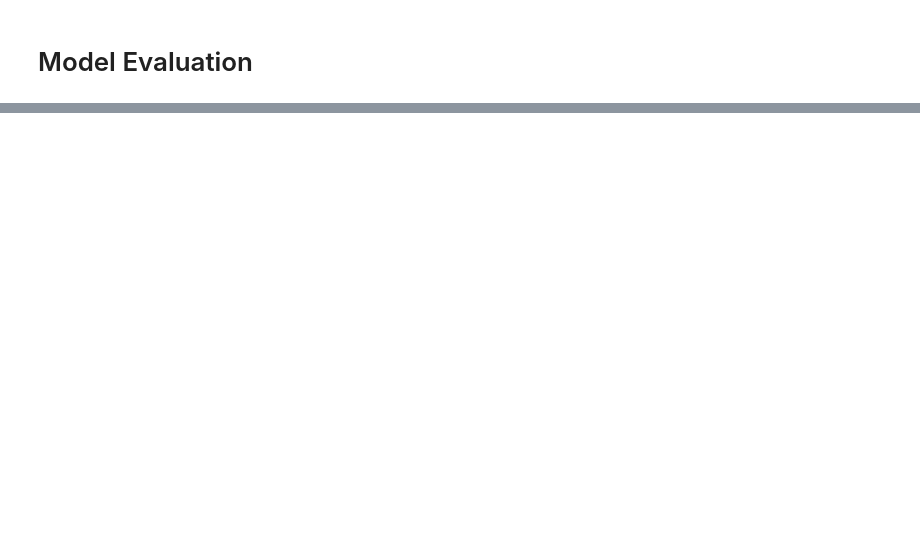
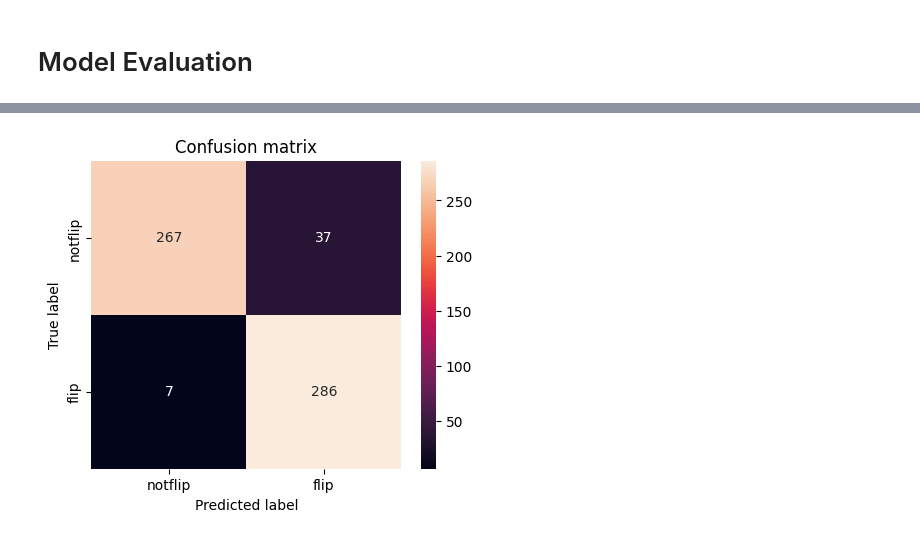
Before and after one commit to kuzhuppillil/BXWMK3pOOsEllEYR, a Jupyter notebook: MonReader.ipynb, the cells around one changed output, grey strips where cells are left out. Drawn from its saved outputs; the diff is of its cells as text; code cells hidden in the pictures; blank space fills up the shorter version.

```diff
--- a/MonReader.ipynb
+++ b/MonReader.ipynb
@@ -230,0 +442,16 @@ Text(0.5, 1.0, 'Training and Validation loss')
+# %%
+y_true = []
+y_pred = []
+
+for i in range(len(test_generator)):
+    x, y = next(test_generator)
+    y_true.extend(y)
+    preds = model.predict(x)
+    y_pred.extend(preds.squeeze())
+
+y_true = np.array(y_true)
+y_pred = (np.array(y_pred) >= 0.5).astype(int)
+
+class_names = ['notflip', 'flip']
+
+print(classification_report(y_true, y_pred, target_names=class_names))
@@ -230,0 +475,11 @@ Text(0.5, 1.0, 'Training and Validation loss')
+# %%
+cm = confusion_matrix(y_true, y_pred)
+
+plt.figure(figsize=(5,4))
+sns.heatmap(cm, xticklabels=class_names, yticklabels=class_names, annot=True, fmt="d");
+plt.title("Confusion matrix")
+plt.ylabel('True label')
+plt.xlabel('Predicted label')
+plt.show()
+# %% [output]
+[figure, added]
```
Also changed, not shown: parts of 31 cells of this notebook.
